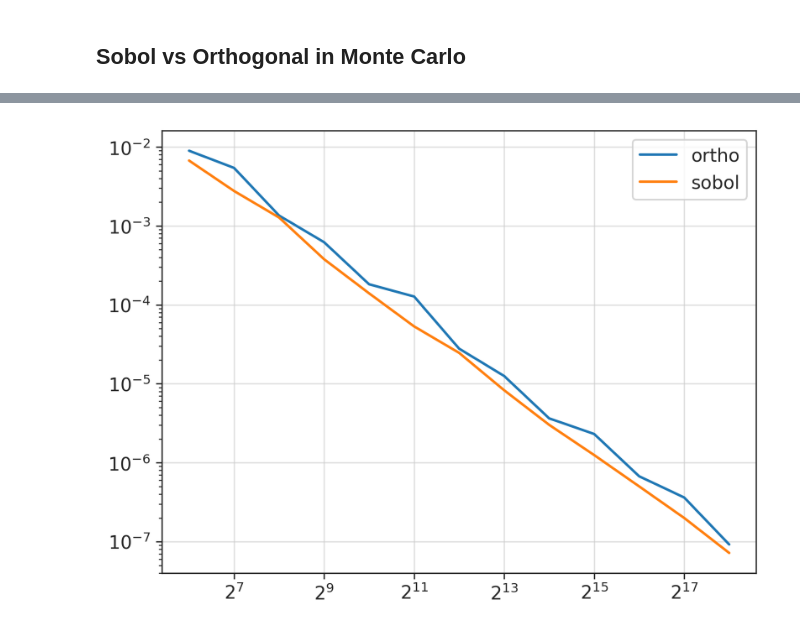
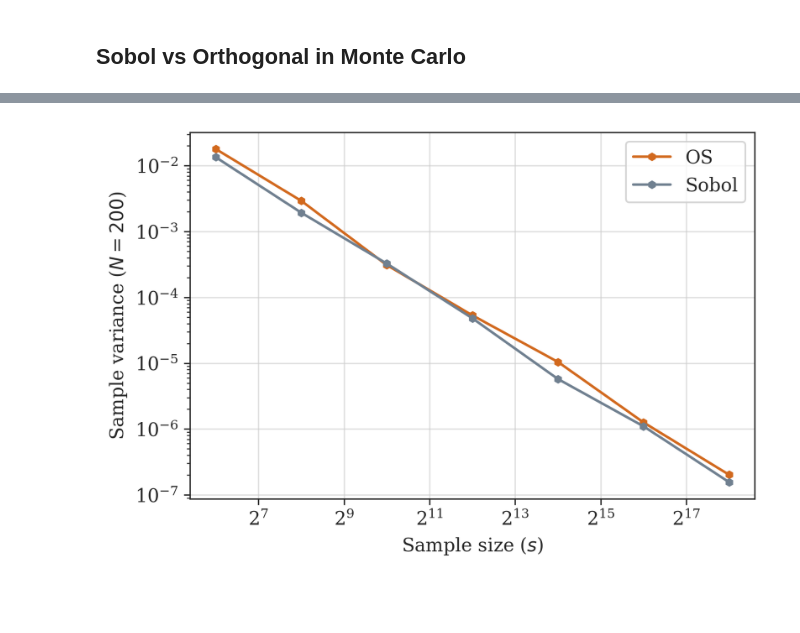
Before and after one commit to loonatick-src/stochastic-sim-1, a Jupyter notebook: Submission.ipynb, the cells around one changed output, grey strips where cells are left out. Cells and saved outputs as stored; diff of their text form; code cells hidden in the pictures; blank space fills up the shorter version.

```diff
--- a/Submission.ipynb
+++ b/Submission.ipynb
@@ -1092 +1270,5 @@ plt.show()
+# %%
+mc_both_OS_Sobol_optimal_plotter(simulation_data = "ortho_sobol_mc_both_optimal.npz", title = "Both_Ortho_Sobol_Optimal.png")
+# %% [output]
+[figure, added]
 # %%
@@ -1122,15 +1306,3 @@ else:
     save_data = np.load(npz_filename)
     mean_areas = save_data['arr_0']
     sample_variances = save_data['arr_1']
-# %%
-plt.plot(s_values, sample_variances[0], label = "ortho")
-plt.plot(s_values, sample_variances[1], label = "sobol")
-plt.grid(alpha = 0.6)
-plt.ylabel("Sample Variance ($N = 200)")
-plt.xlabel("$s$")
-plt.xscale("log", base = 2)
-plt.yscale("log")
-plt.legend()
-plt.show()
-# %% [output]
-[figure, removed]
```
Also changed, not shown: parts of 40 cells of this notebook, 18 other files.
